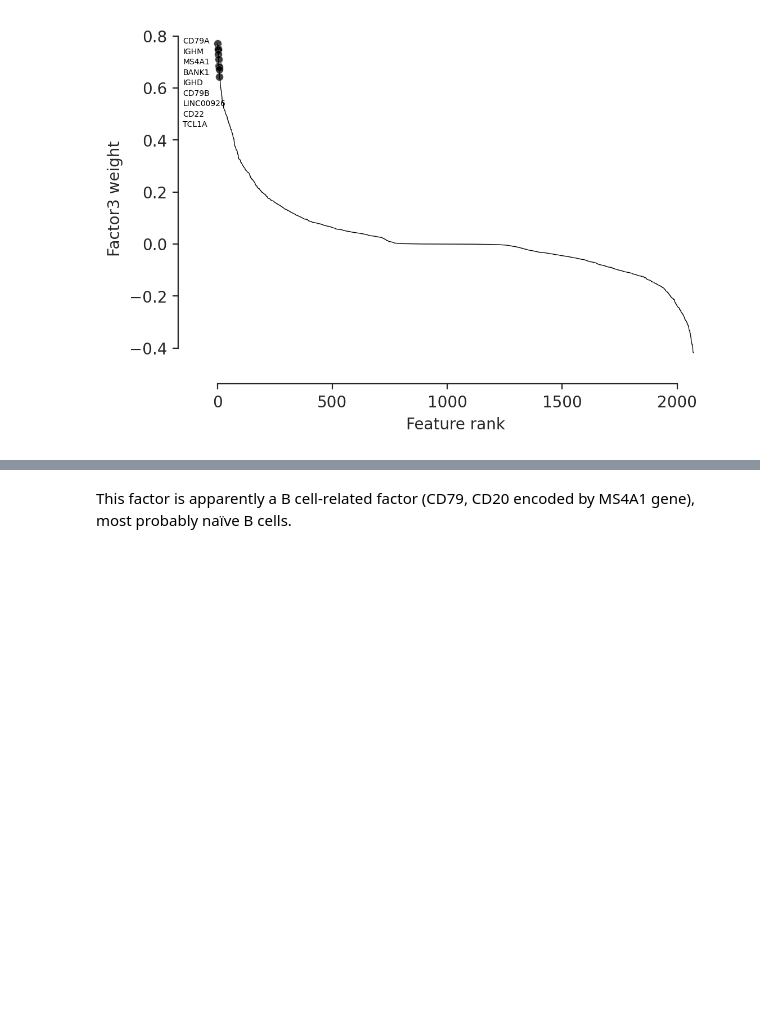
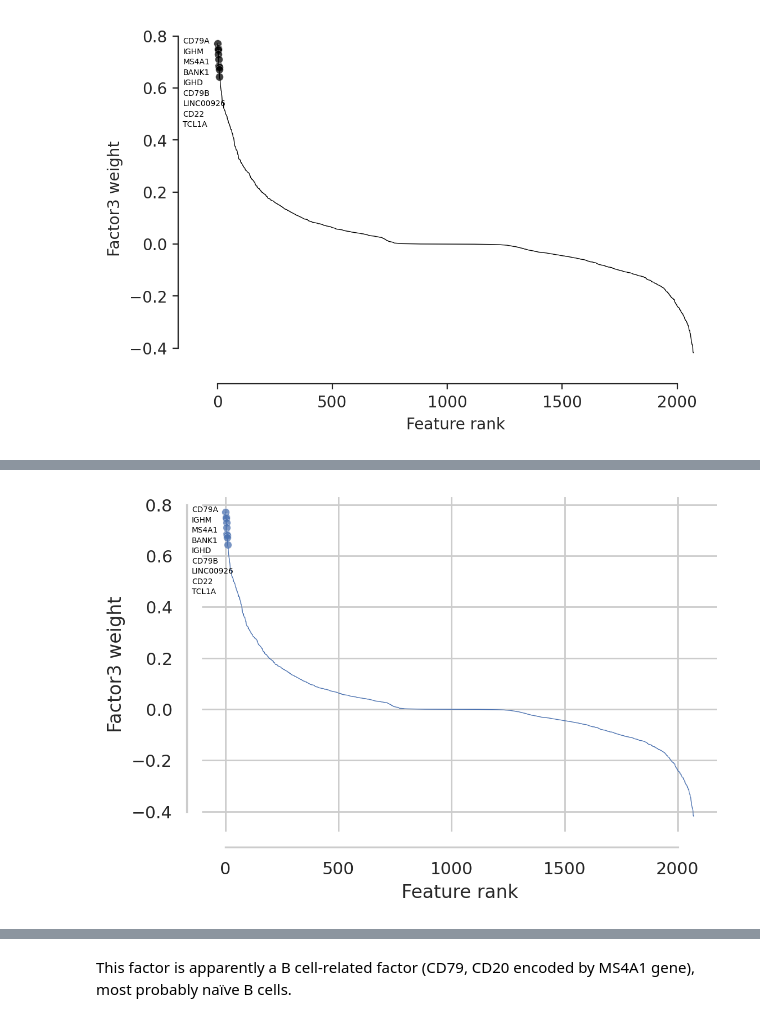
Before and after one commit to glasgowcompbio/pyMultiOmics, a Jupyter notebook: notebooks/getting_started_pbmc10k.ipynb, the cells around one changed output, grey strips where cells are left out. Cells and saved outputs as stored; diff of their text form; code cells hidden in the pictures; blank space fills up the shorter version.

Commit message:
Checking how a plot is generated in mofax

```diff
--- a/notebooks/getting_started_pbmc10k.ipynb
+++ b/notebooks/getting_started_pbmc10k.ipynb
@@ -123,0 +143,3 @@ ax = mfx.plot_weights(m, factor=2, n_features=10,
+# %%
+w = model.get_weights(views=view, factors=factor, df=True)
+w
@@ -123,0 +162,9 @@ ax = mfx.plot_weights(m, factor=2, n_features=10,
+# %%
+w = pd.melt(
+    w.reset_index().rename(columns={"index": "feature"}),
+    id_vars="feature",
+    var_name="factor",
+    value_name="value",
+)
+w["abs_value"] = abs(w.value)
+w
@@ -123,0 +189,5 @@ ax = mfx.plot_weights(m, factor=2, n_features=10,
+# %%
+w["rank"] = w.groupby("factor")["value"].rank(ascending=False)
+w["abs_rank"] = w.groupby("factor")["abs_value"].rank(ascending=False)
+w = w.sort_values(["factor", "abs_rank"], ascending=True)
+w
@@ -123,0 +210,63 @@ ax = mfx.plot_weights(m, factor=2, n_features=10,
+# %%
+# Construct the plot
+ax = sns.lineplot(
+    x="rank", y="value", data=w, markers=True, dashes=False, linewidth=0.5
+)
+sns.despine(offset=10, trim=True, ax=ax)
+
+# Plot top features as dots
+sns.scatterplot(
+    x="rank",
+    y="value",
+    data=w[w["abs_rank"] < n_features],
+    linewidth=0.2,
+    s=25,
+    alpha=0.75
+)
+
+# Label top loadings
+
+# Positive weights
+y_start_pos = w[w.value > 0].sort_values("abs_rank").iloc[0].value
+
+y_prev = y_start_pos
+for i, point in (
+    w[(w["abs_rank"] < n_features) & (w["value"] >= 0)].reset_index().iterrows()
+):
+    y_loc = y_prev - y_repel_coef if i != 0 else y_start_pos
+    y_loc = min(point["value"], y_loc) if attract_to_points else y_loc
+    ax.text(
+        x_rank_offset,
+        y_loc,
+        point["feature"],
+        horizontalalignment="left",
+        size=label_size,
+        color="black",
+        weight="regular",
+    )
+    y_prev = y_loc
+
+# Negative weights
+y_start_neg = w[w.value < 0].sort_values("abs_rank").iloc[0].value
+
+y_prev = y_start_neg
+for i, point in (
+    w[(w["abs_rank"] < n_features) & (w["value"] < 0)].reset_index().iterrows()
+):
+    y_loc = y_prev + y_repel_coef if i != 0 else y_start_neg
+    y_loc = max(point["value"], y_loc) if attract_to_points else y_loc
+    ax.text(
+        w.shape[0] - x_rank_offset_neg,
+        y_loc,
+        point["feature"],
+        horizontalalignment="left",
+        size=label_size,
+        color="black",
+        weight="regular",
+    )
+    y_prev = y_loc
+
+# Set plot axes labels
+factor_label = f"Factor{factor+1}" if isinstance(factor, int) else factor
+ax.set(ylabel=f"{factor_label} weight", xlabel="Feature rank")
+# %% [output]
@@ -123,0 +274 @@ ax = mfx.plot_weights(m, factor=2, n_features=10,
+[figure, added]
```
Also changed, not shown: parts of 11 cells of this notebook.
